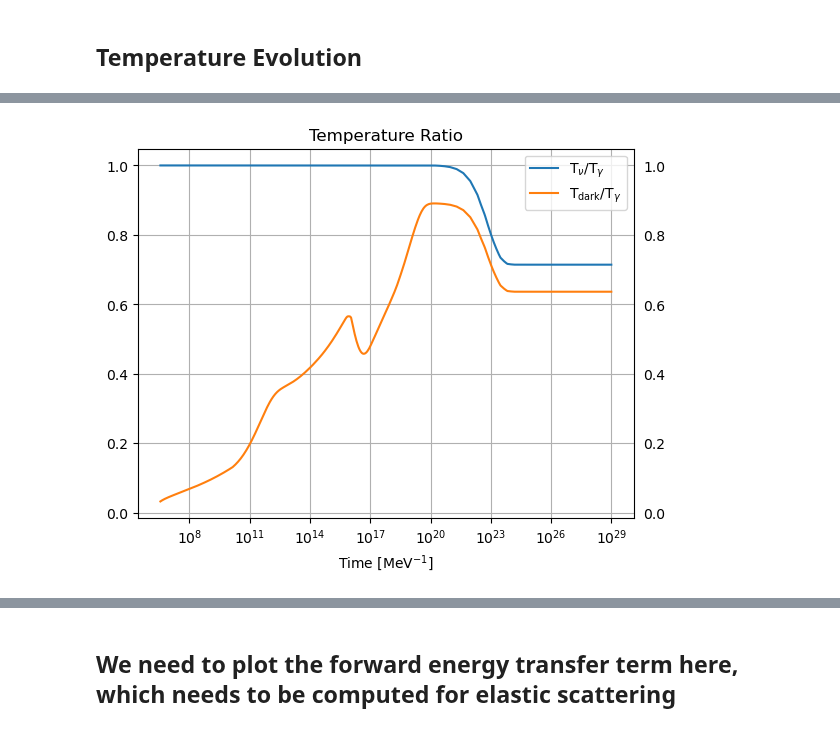
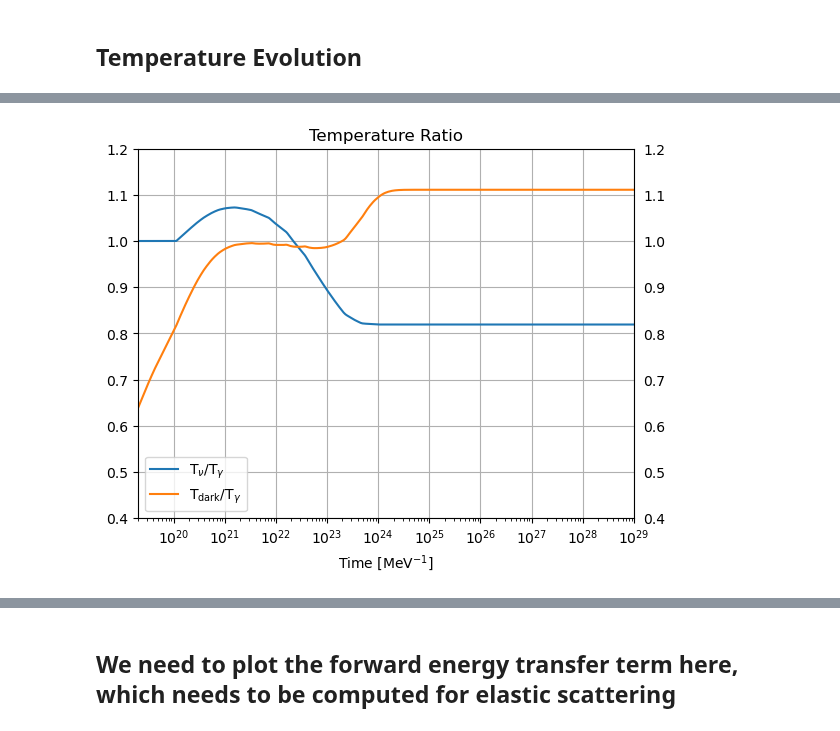
Before and after one commit to Duncan-Adams/mcp_boltzmann, a Jupyter notebook: notebooks/mcp_boltzmann_solver.ipynb, the cells around one changed output, grey strips where cells are left out. Saved outputs shown, nothing was run; the diff lists cells and outputs as text; code cells hidden in the pictures.

```diff
--- a/notebooks/mcp_boltzmann_solver.ipynb
+++ b/notebooks/mcp_boltzmann_solver.ipynb
@@ -110,6 +113,6 @@ def CF_Z_decay(T_sm, T_ds, Q):
 # %%
 Boltz = MCPBoltzmann(m_mcp, Q)
 Boltz.add_colterm_EM_DS(CF_ann_sm_ds)
-# Boltz.add_colterm_EM_DS(CF_scatt_sm_ds)
+Boltz.add_colterm_EM_DS(CF_scatt_sm_ds)
 Boltz.add_colterm_EM_DS(CF_plas)
 Boltz.add_colterm_EM_DS(CF_Z_decay)
@@ -123,5 +119,4 @@ def delta_rho_nu_gam(T_gam, T_nu):
 # %%
-T_gamma_0 = 1e7 * MeV
+T_gamma_0 = m_mcp*100
 T_nu_0 = T_gamma_0
-T_DS_0 = 1e4
 # T_DS_0 = 1e6
@@ -157,2 +123,3 @@ T_DS_test[find_nearest(np.log(R), 0)]
 # %%
-T_DS_0 = 324373
+T_DS_0 = Boltz.guess_initial_dark_temp(T_gamma_0)
+print(f'{T_DS_0=:.3e}')
@@ -182,5 +151,5 @@ plt.show()
 # %%
-sol_bsm = Boltz.solve_boltzmann_eq_L(T_gamma_0, T_nu_0, T_DS_0)
+sol_bsm = Boltz.solve_boltzmann_eq(T_gamma_0, T_nu_0, T_DS_0)
 
 time_bsm = sol_bsm[0]
 T_gam_bsm = sol_bsm[1]
@@ -256,22 +233,25 @@ fig3_1311_2600_Td_by_Tgam = load_csv('../input/fig/1311.2600_fig5_right_Td_by_Tg
 # %%
 plt.plot(time_bsm, T_nu_bsm/T_gam_bsm, label=r'T$_\nu$/T$_\gamma$')
 plt.plot(time_bsm, T_dark_bsm/T_gam_bsm, label=r'T$_{\rm dark}$/T$_\gamma$')
 plt.xscale('log')
 # plt.yscale('log')
 
 plt.xlabel('Time [MeV$^{-1}$]')
 plt.title('Temperature Ratio')
 
 plt.tick_params(labelright=True, which='both')
 plt.yticks()
 plt.grid(which='both', axis='y')
 plt.grid(axis='x')
 
 plt.legend()
 
+plt.xlim(2e19, 1e29)
+plt.ylim(0.4, 1.2)
+
 plt.show()
 # %% [output]
-[figure, old version]
+[figure, new version]
 # %%
 plt.plot(T_gam_bsm, T_nu_bsm/T_gam_bsm, label=r'T$_\nu$/T$_\gamma$')
 plt.plot(T_gam_bsm, T_dark_bsm/T_gam_bsm, label=r'T$_{\rm dark}$/T$_\gamma$')
```
Also changed, not shown: parts of 23 cells of this notebook, 15 other files.
